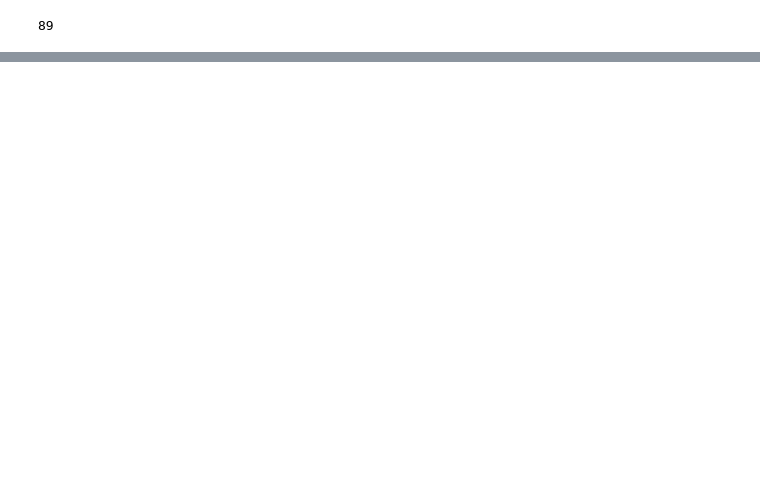
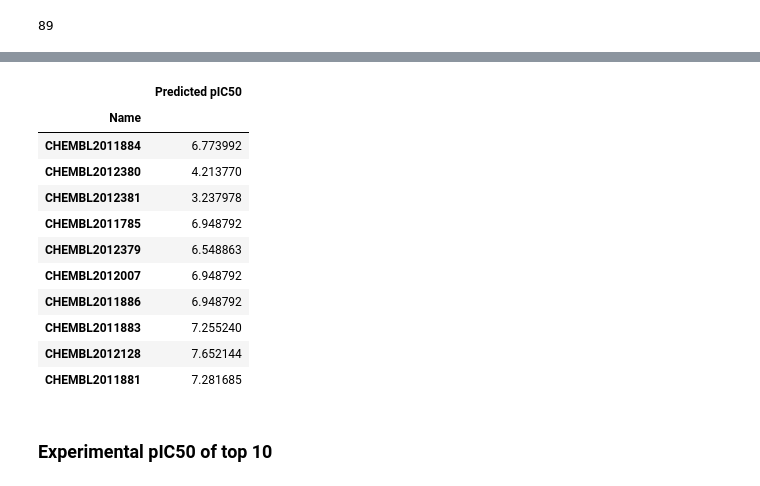
Before and after one commit to jeff-tan-2020/Bioinformatics-Project---HIV1-Integrase-Inhibition, a Jupyter notebook: Part 6 - Machine Learning Prediction Trial.ipynb, the cells around one changed output, grey strips where cells are left out. Saved outputs shown, nothing was run; the diff lists cells and outputs as text; code cells hidden in the pictures; blank space fills up the shorter version.

```diff
--- a/Part 6 - Machine Learning Prediction Trial.ipynb
+++ b/Part 6 - Machine Learning Prediction Trial.ipynb
@@ -200,0 +204,22 @@ df_final.to_csv("molecule_fp90_scores.csv")
+# %%
+top10 = df_final.iloc[:10].drop(columns=['Name', 'score'])
+# %%
+names_10 = df_final.iloc[:10].index
+# %%
+predicted_top10 = model.predict(top10)
+pd.DataFrame(predicted_top10, index = names_10, columns = ['Predicted pIC50'])
+# %% [output]
+|  | Predicted pIC50 |
+| Name |  |
+| CHEMBL2011884 | 6.773992 |
+| CHEMBL2012380 | 4.213770 |
+| CHEMBL2012381 | 3.237978 |
+| CHEMBL2011785 | 6.948792 |
+| CHEMBL2012379 | 6.548863 |
+| CHEMBL2012007 | 6.948792 |
+| CHEMBL2011886 | 6.948792 |
+| CHEMBL2011883 | 7.255240 |
+| CHEMBL2012128 | 7.652144 |
+| CHEMBL2011881 | 7.281685 |
+# %% [markdown]
+### Experimental pIC50 of top 10
```
Also changed, not shown: parts of 19 cells of this notebook.
